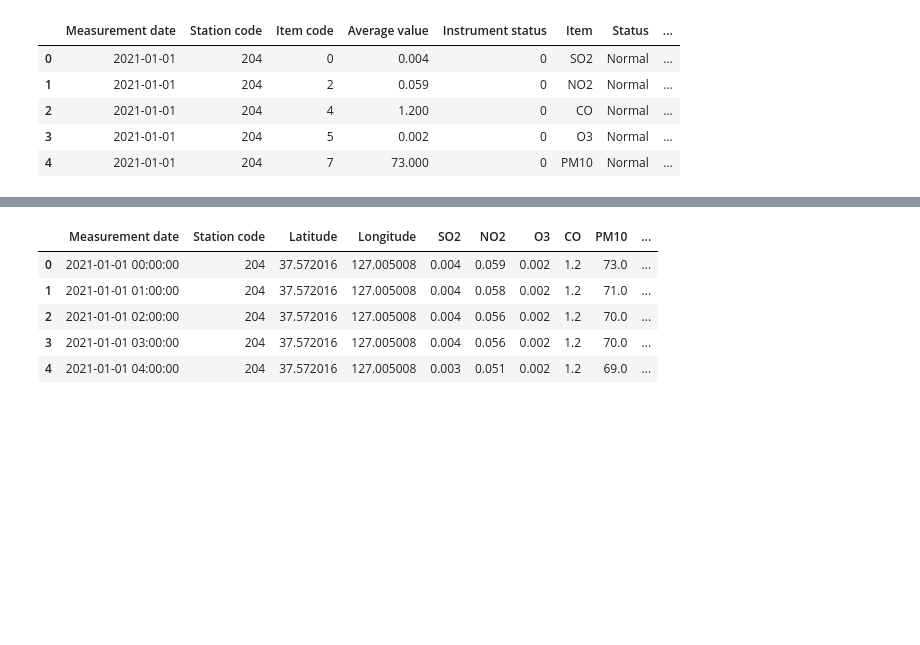
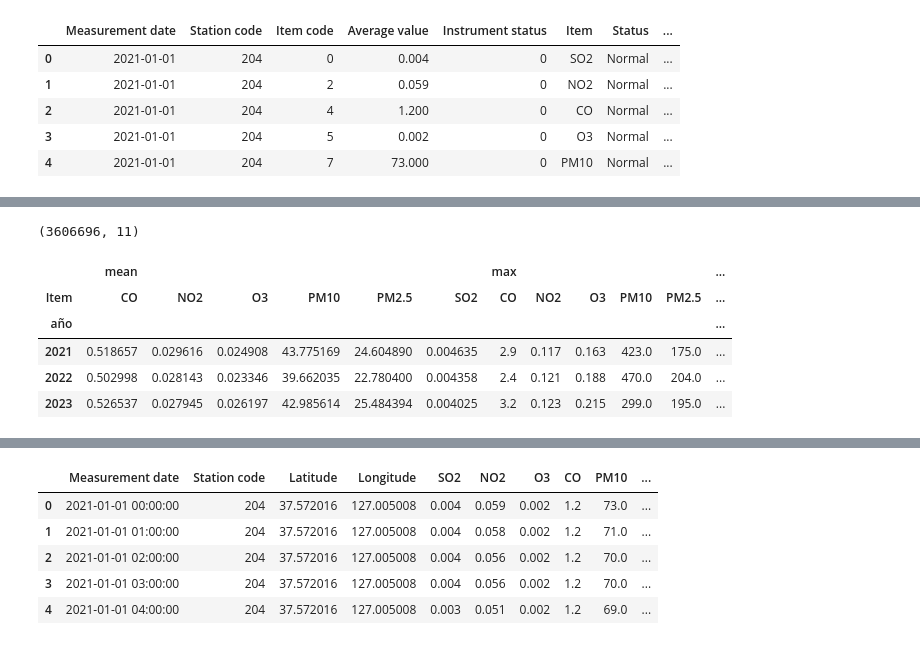
Before and after one commit to carlosgomezagrafojo/pollution-data, a Jupyter notebook: proyect_contaminacion.ipynb, the cells around one changed output, grey strips where cells are left out. Saved outputs shown, nothing was run; the diff lists cells and outputs as text; code cells hidden in the pictures; blank space fills up the shorter version.

```diff
--- a/proyect_contaminacion.ipynb
+++ b/proyect_contaminacion.ipynb
@@ -210,0 +276,21 @@ df_instrument.head()
+# %%
+# veamos la cantidad de registros
+df_instrument_normal.shape
+# %% [output]
+(3606696, 11)
+# %%
+# Agrupamos por "año" y pivoteamos por Item
+df_instrument_normal_pivot_time = df_instrument_normal.pivot_table(
+    index="año",  # Agrupar por año
+    columns="Item",  # Pivotear por Item (SO2, NO2, etc.)
+    values="Average value",  # Agregar los valores de las mediciones
+    aggfunc=["mean", "max"]  # Calcular la media y la suma
+)
+df_instrument_normal_pivot_time
+# %% [output]
+|  | mean |  |  |  |  |  | max |  |  |  |  | ... |
+| Item | CO | NO2 | O3 | PM10 | PM2.5 | SO2 | CO | NO2 | O3 | PM10 | PM2.5 | ... |
+| año |  |  |  |  |  |  |  |  |  |  |  | ... |
+| 2021 | 0.518657 | 0.029616 | 0.024908 | 43.775169 | 24.604890 | 0.004635 | 2.9 | 0.117 | 0.163 | 423.0 | 175.0 | ... |
+| 2022 | 0.502998 | 0.028143 | 0.023346 | 39.662035 | 22.780400 | 0.004358 | 2.4 | 0.121 | 0.188 | 470.0 | 204.0 | ... |
+| 2023 | 0.526537 | 0.027945 | 0.026197 | 42.985614 | 25.484394 | 0.004025 | 3.2 | 0.123 | 0.215 | 299.0 | 195.0 | ... |
```
Also changed, not shown: parts of 7 cells of this notebook.
